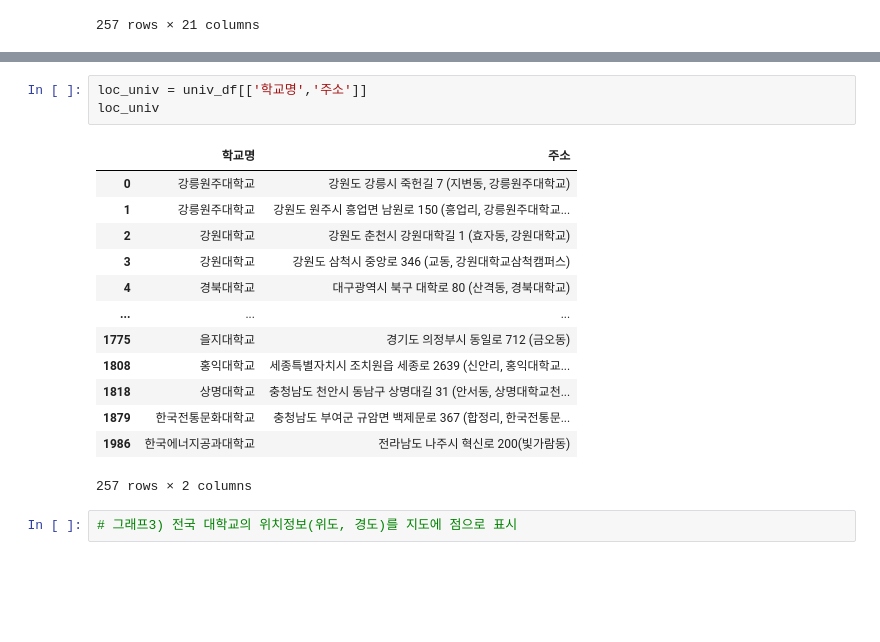
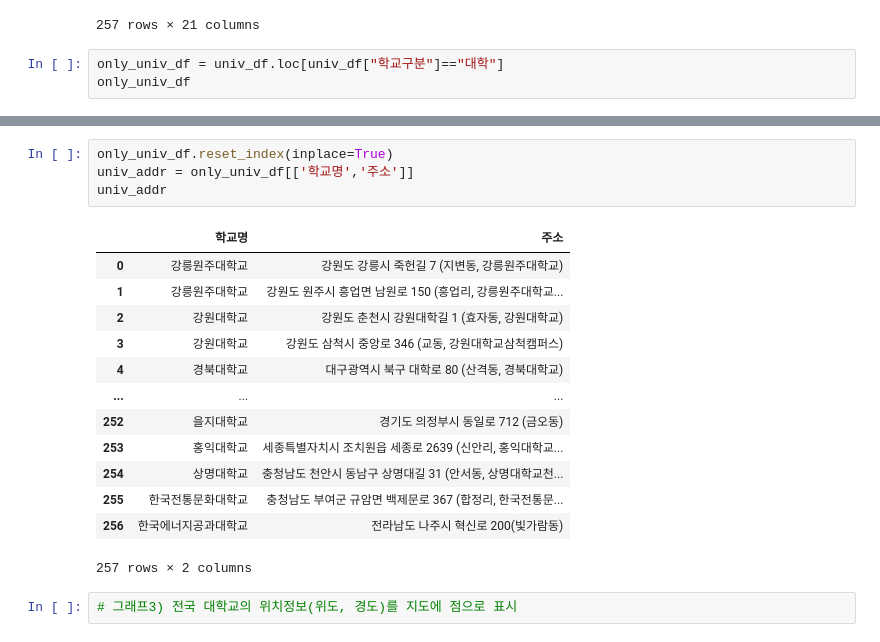
Before and after one commit to seyeon-shijuan/birth-rate-to-universities-visualization, a Jupyter notebook: notebook/individual_notebooks/JeongJiho_universities_rank_analysis.ipynb, the cells around one changed output, grey strips where cells are left out. Cells and saved outputs as stored; diff of their text form; blank space fills up the shorter version.

```diff
--- a/notebook/individual_notebooks/JeongJiho_universities_rank_analysis.ipynb
+++ b/notebook/individual_notebooks/JeongJiho_universities_rank_analysis.ipynb
@@ -370,3 +373,6 @@ univ_df
 | 1879 | 대학 | 3022 | 한국전통문화대학교 | 본교 | 대학교 | 충남 | 특별법국립 | 한국전통문화대학교 설치법 | 해당없음 | 기존 | ... | ... |
 | 1986 | 대학 | 3139 | 한국에너지공과대학교 | 본교 | 대학교 | 전남 | 특별법법인 | 한국에너지공과대학교법 | 학교법인 한국전력공과대학교 | 신설 | ... | ... |
 257 rows × 21 columns
+# %%
+only_univ_df = univ_df.loc[univ_df["학교구분"]=="대학"]
+only_univ_df
@@ -373,19 +393,20 @@ univ_df
 # %%
-loc_univ = univ_df[['학교명','주소']]
-loc_univ
+only_univ_df.reset_index(inplace=True)
+univ_addr = only_univ_df[['학교명','주소']]
+univ_addr
 # %% [output]
 |  | 학교명 | 주소 |
 | 0 | 강릉원주대학교 | 강원도 강릉시 죽헌길 7 (지변동, 강릉원주대학교) |
 | 1 | 강릉원주대학교 | 강원도 원주시 흥업면 남원로 150 (흥업리, 강릉원주대학교... |
 | 2 | 강원대학교 | 강원도 춘천시 강원대학길 1 (효자동, 강원대학교) |
 | 3 | 강원대학교 | 강원도 삼척시 중앙로 346 (교동, 강원대학교삼척캠퍼스) |
 | 4 | 경북대학교 | 대구광역시 북구 대학로 80 (산격동, 경북대학교) |
 | ... | ... | ... |
-| 1775 | 을지대학교 | 경기도 의정부시 동일로 712 (금오동) |
-| 1808 | 홍익대학교 | 세종특별자치시 조치원읍 세종로 2639 (신안리, 홍익대학교... |
-| 1818 | 상명대학교 | 충청남도 천안시 동남구 상명대길 31 (안서동, 상명대학교천... |
-| 1879 | 한국전통문화대학교 | 충청남도 부여군 규암면 백제문로 367 (합정리, 한국전통문... |
-| 1986 | 한국에너지공과대학교 | 전라남도 나주시 혁신로 200(빛가람동) |
+| 252 | 을지대학교 | 경기도 의정부시 동일로 712 (금오동) |
+| 253 | 홍익대학교 | 세종특별자치시 조치원읍 세종로 2639 (신안리, 홍익대학교... |
+| 254 | 상명대학교 | 충청남도 천안시 동남구 상명대길 31 (안서동, 상명대학교천... |
+| 255 | 한국전통문화대학교 | 충청남도 부여군 규암면 백제문로 367 (합정리, 한국전통문... |
+| 256 | 한국에너지공과대학교 | 전라남도 나주시 혁신로 200(빛가람동) |
 257 rows × 2 columns
 # %%
 # 그래프3) 전국 대학교의 위치정보(위도, 경도)를 지도에 점으로 표시
```
Also changed, not shown: parts of 18 cells of this notebook.
